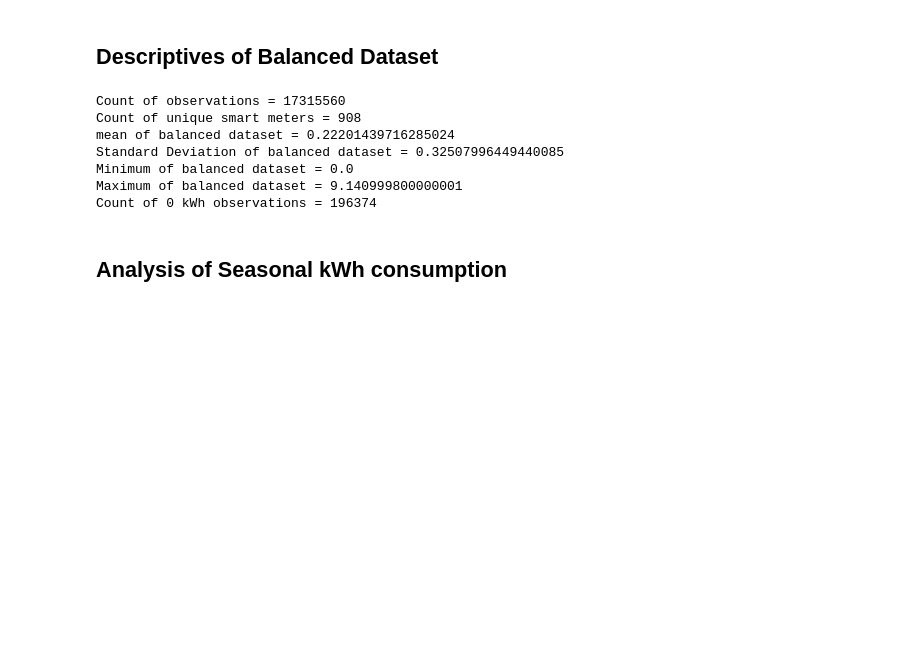
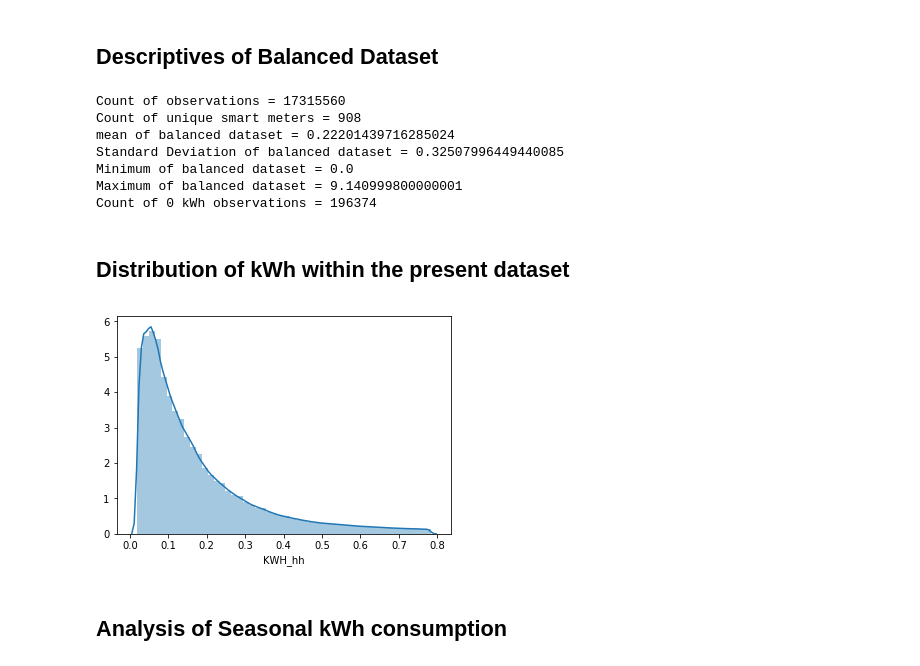
Before and after one commit to Chappie2/Smart_metering_privacy_framework, a Jupyter notebook: Exploratory processed data.ipynb, the cells around one changed output. Drawn from its saved outputs; the diff is of its cells as text; code cells hidden in the pictures; blank space fills up the shorter version.

Commit message:
Add files via upload
Added distribution plot, as well as bar chart for proportion of dToU consumers vs Standard consumers

```diff
--- a/Exploratory processed data.ipynb
+++ b/Exploratory processed data.ipynb
@@ -70,3 +70,5 @@ Standard Deviation of balanced dataset = 0.32507996449440085
 Minimum of balanced dataset = 0.0
 Maximum of balanced dataset = 9.140999800000001
 Count of 0 kWh observations = 196374
+# %% [markdown]
+## Distribution of kWh within the present dataset
@@ -73,2 +79,12 @@ Count of 0 kWh observations = 196374
+# %%
+# Set tresholds points that are used to exclude outliers in distribution plot
+lowest_5_percent = np.percentile(df['KWH_hh'].values, 5)
+highest_5_percent = np.percentile(df['KWH_hh'].values, 95)
+# %%
+sns.distplot(df['KWH_hh'][(df['KWH_hh']<highest_5_percent) & (df['KWH_hh']>lowest_5_percent)])
+plt.show()
+# Data is positively skewwed.
+# %% [output]
+[figure, added]
 # %% [markdown]
 ## Analysis of Seasonal kWh consumption
```
Also changed, not shown: parts of 6 cells of this notebook.
